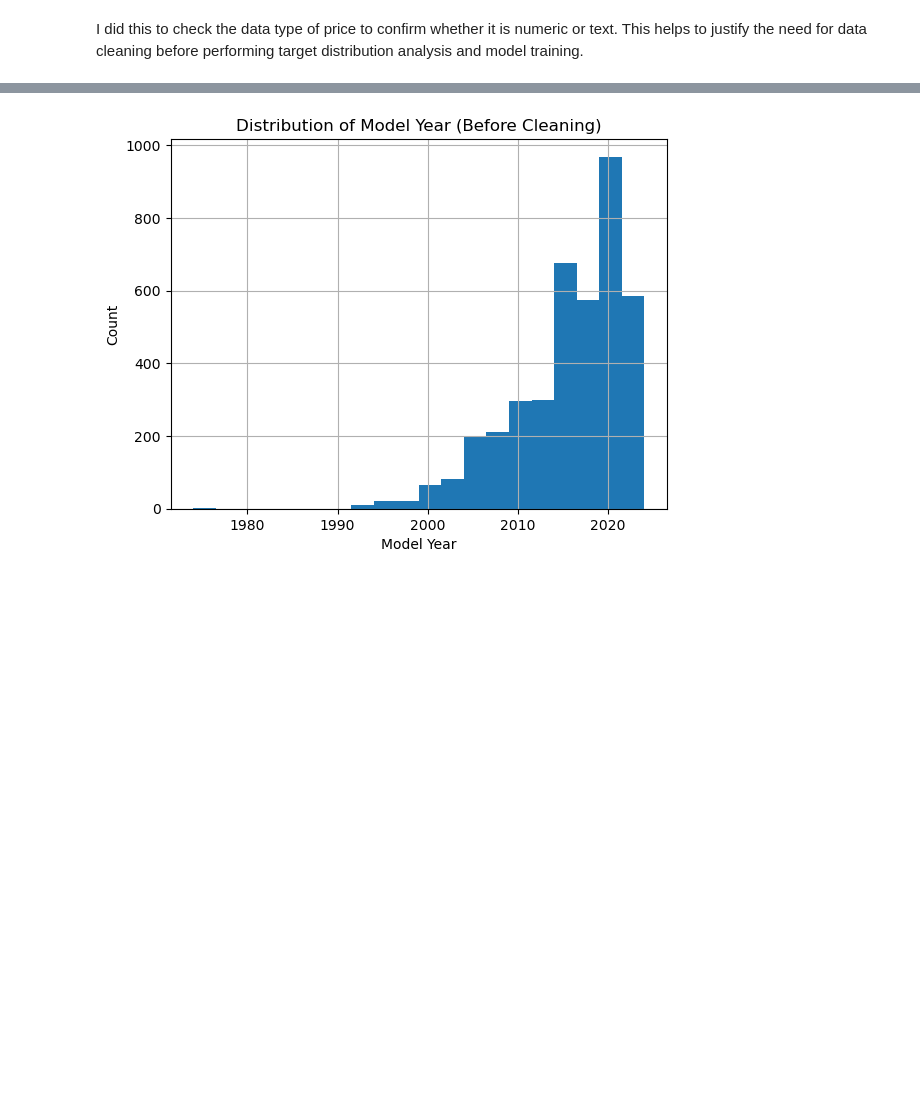
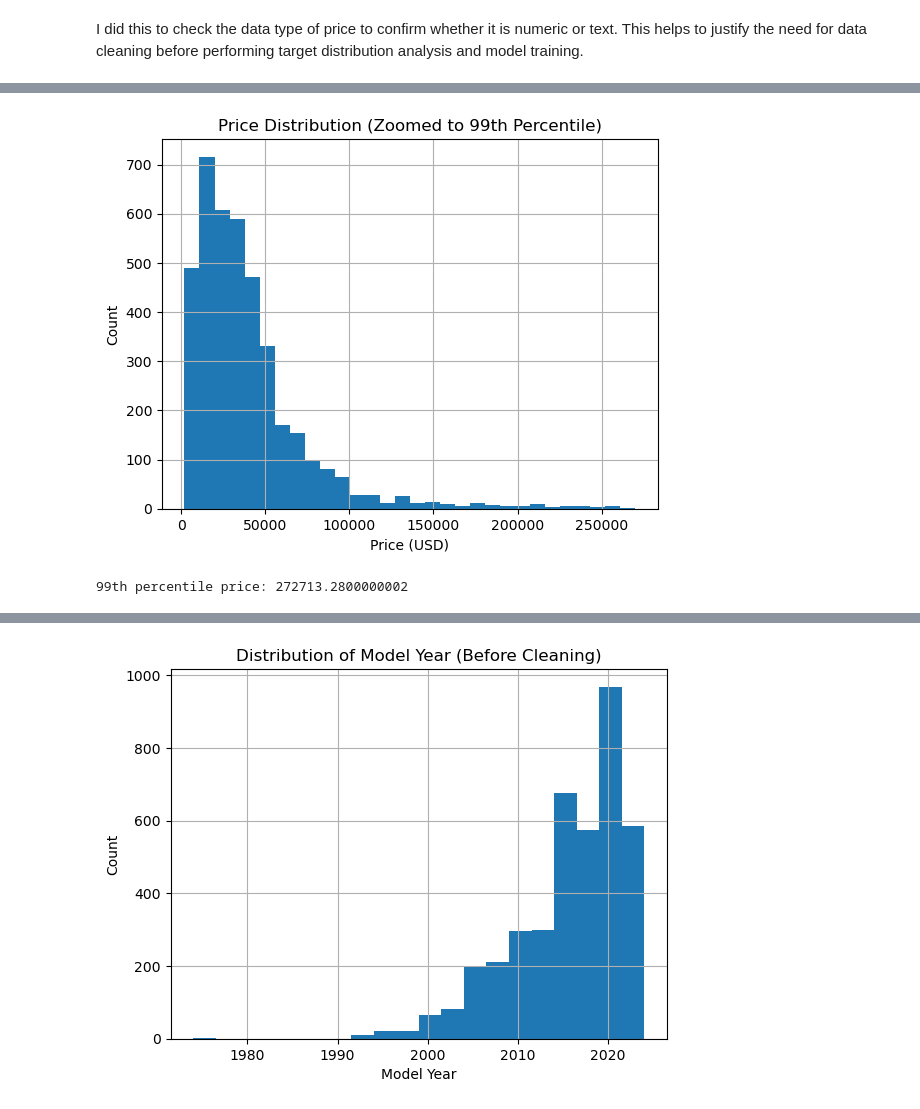
Before and after one commit to Amirul36/mldp-used-car-price, a Jupyter notebook: MLDP Program Codes Submission Template.ipynb, the cells around one changed output, grey strips where cells are left out. Cells and saved outputs as stored; diff of their text form; code cells hidden in the pictures; blank space fills up the shorter version.

```diff
--- a/MLDP Program Codes Submission Template.ipynb
+++ b/MLDP Program Codes Submission Template.ipynb
@@ -203,0 +218,15 @@ I did this to check the data type of price to confirm whether it is numeric or t
+# %%
+# Zoom in to see the typical price range (exclude extreme outliers for visualization only)
+p99 = df_model["price"].quantile(0.99)
+
+plt.figure()
+df_model[df_model["price"] <= p99]["price"].hist(bins=30)
+plt.title("Price Distribution (Zoomed to 99th Percentile)")
+plt.xlabel("Price (USD)")
+plt.ylabel("Count")
+plt.show()
+
+print("99th percentile price:", p99)
+# %% [output]
+[figure, added]
+99th percentile price: 272713.2800000002
```
Also changed, not shown: parts of 51 cells of this notebook.
